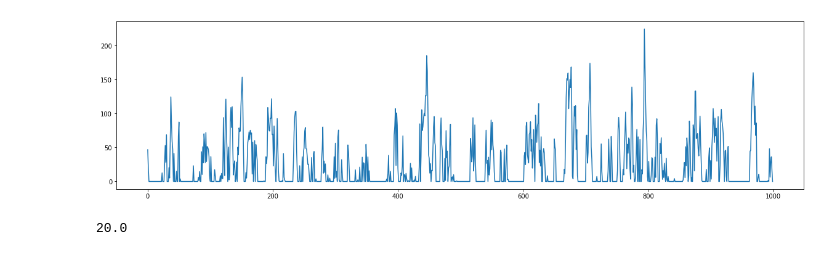
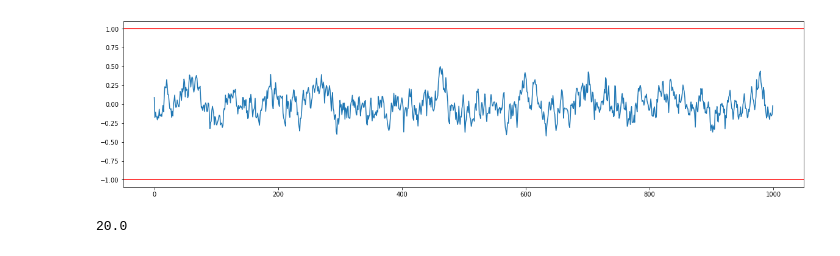
Before and after one commit to tiagomontalvao/gambling-tic-tac-toe, a Jupyter notebook: notebooks/OUNoise.ipynb, the cells around one changed output. Drawn from its saved outputs; the diff is of its cells as text; code cells hidden in the pictures.

```diff
--- a/notebooks/OUNoise.ipynb
+++ b/notebooks/OUNoise.ipynb
@@ -25,12 +25,14 @@ class OUNoise:
         self.state = x + dx
         return self.state
 # %%
-noise = OUNoise(1, None, theta=0.2, sigma=0.2)
-L = [max(200*noise.sample(), 0) for _ in range(1000)]
+noise = OUNoise(1, None, theta=0.2, sigma=0.1)
+L = [noise.sample() for _ in range(1000)]
 fig, ax = plt.subplots(figsize=(20, 5))
+ax.axhline(-1, c='r')
+ax.axhline(1, c='r')
 ax.plot(L);
 # %% [output]
-[figure, old version]
+[figure, new version]
 # %%
 200/10
 # %% [output]
```
Also changed, not shown: 20 other files.
